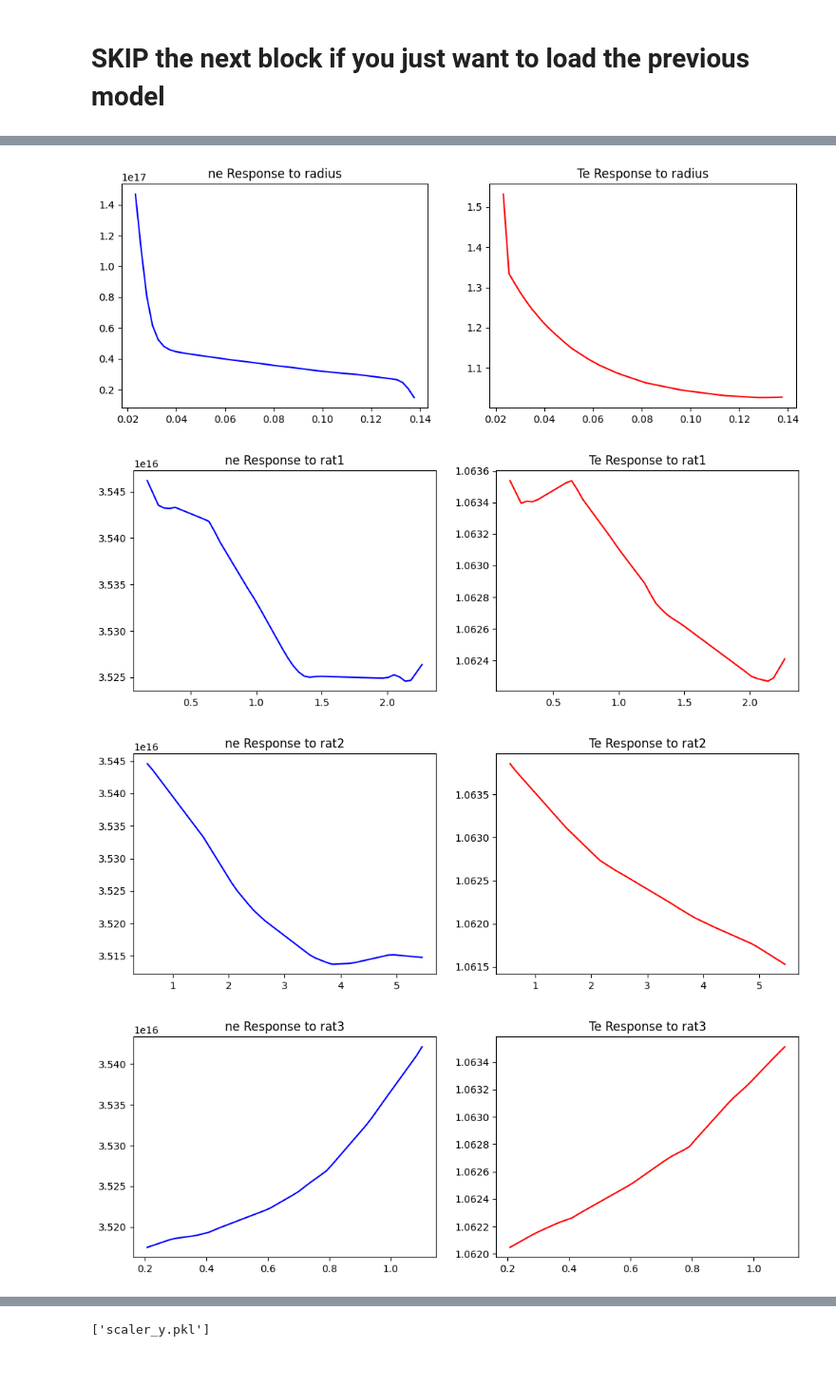
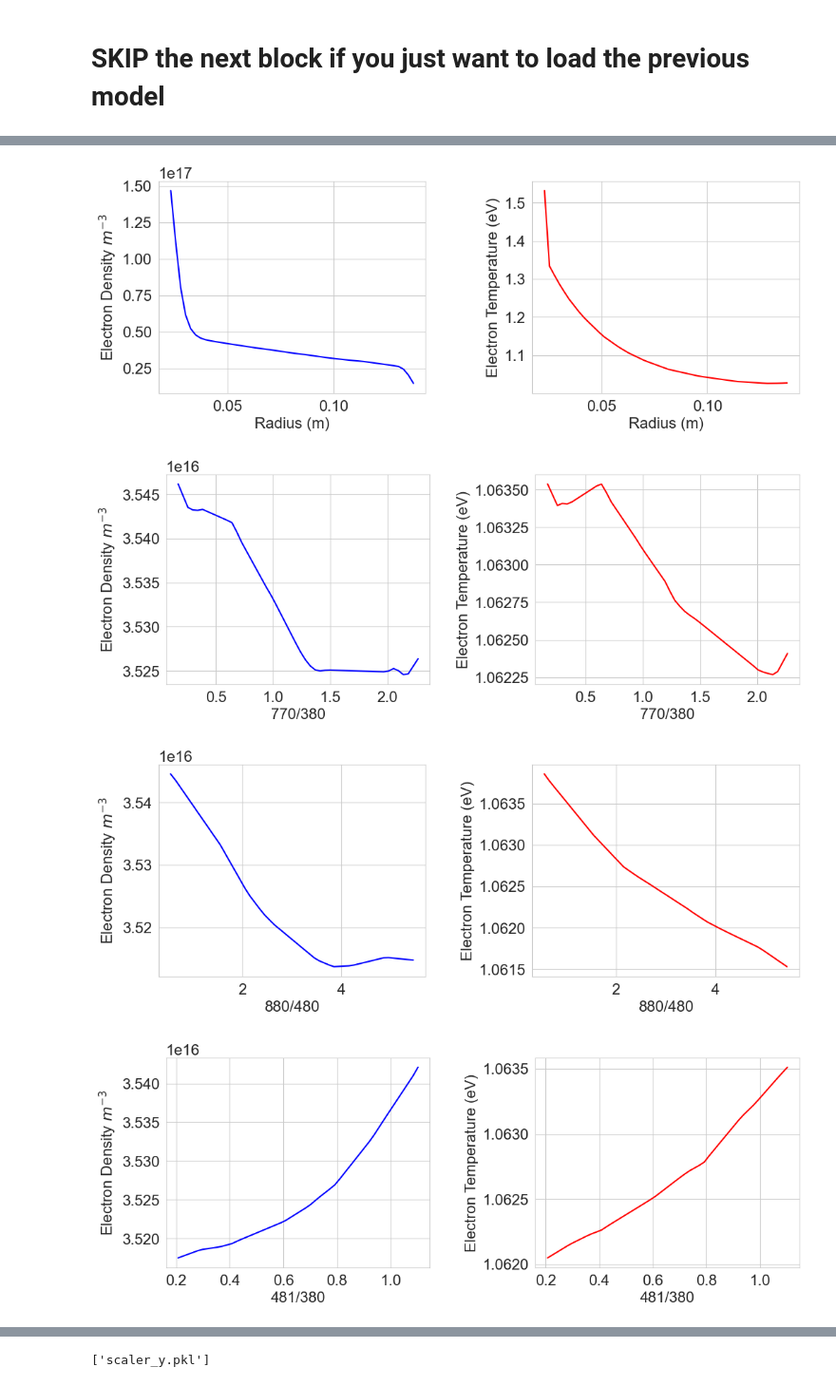
Before and after one commit to LinusRingstad/NPRE458, a Jupyter notebook: training_data/model_test.ipynb, the cells around one changed output, grey strips where cells are left out. Shown at 95% size. Drawn from its saved outputs; the diff is of its cells as text; code cells hidden in the pictures.

Commit message:
changed model

```diff
--- a/training_data/model_test.ipynb
+++ b/training_data/model_test.ipynb
@@ -174,14 +186,4 @@ def evaluate_plasma_model(df, features, targets, model_class):
     return mse_ne, mse_te, model, scaler_x, scaler_y
-# %%
-#load ratio model from previous training
-
-loaded_model = PlasmaMLP()
-
-loaded_model.load_state_dict(torch.load('plasma_model_ratonly.pth'))
-loaded_model.eval()
-
-loaded_scaler_x = joblib.load('scaler_x_ratonly.pkl')
-loaded_scaler_y = joblib.load('scaler_y_ratonly.pkl')
 # %%
 # --- Execution ---
 features = ['radius', 'power', 'voltage', 'current', 'pressure', 'rat1', 'rat2', 'rat3', 'rat4', 'rat5']
@@ -197,5 +200,21 @@ Temperature (te) MSE: 0.0201
+# %%
+#load ratio model from previous training
+
+trained_model = PlasmaMLP()
+
+trained_model.load_state_dict(torch.load('plasma_model_ratonly.pth'))
+trained_model.eval()
+
+scaler_x = joblib.load('scaler_x_ratonly.pkl')
+scaler_y = joblib.load('scaler_y_ratonly.pkl')
 # %%
 import matplotlib.pyplot as plt
+import seaborn as sns
+
+sns.set_style("whitegrid")
+
+
+feature_fancy = ['Radius (m)','770/380', '880/480', '481/380', '770/725', '950/630']
 
 def plot_response_curves(model, scaler_x, scaler_y, baseline_df, features):
     model.eval()
@@ -206,39 +225,40 @@ def plot_response_curves(model, scaler_x, scaler_y, baseline_df, features):
         f_min = baseline_df[feature].min()
         f_max = baseline_df[feature].max()
         sweep_values = [f_min + (f_max - f_min) * (step / steps) for step in range(steps)]
 
         # Prepare input (PyTorch List approach)
         input_list = [list(baseline_values) for _ in range(steps)]
         for idx in range(steps):
             input_list[idx][i] = sweep_values[idx]
 
         # Scale (using your scaler, we need to pass a numpy-like array but
         # since we are desperate, we can use the scaler's transform on the list directly)
         input_scaled = scaler_x.transform(input_list)
         input_tensor = torch.tensor(input_scaled, dtype=torch.float32)
 
         with torch.no_grad():
-            # REMOVED .numpy() - using .tolist() instead
             output_scaled = model(input_tensor).detach().cpu().tolist()
 
-        # Inverse transform (Scaler requires numpy, but since we proved numpy works,
-        # this line usually passes. If it fails, the scaler itself is the issue.)
+
         output_physical = scaler_y.inverse_transform(output_scaled)
 
         # Plotting using standard Python lists
         ne_pred = [row[0] for row in output_physical]
         te_pred = [row[1] for row in output_physical]
 
         fig, (ax1, ax2) = plt.subplots(1, 2, figsize=(12, 4))
         ax1.plot(sweep_values, ne_pred, color='blue')
-        ax1.set_title(f'ne Response to {feature}')
+        ax1.set_xlabel(feature_fancy[i])
+        ax1.set_ylabel('Electron Density $m^{-3}$')
         ax2.plot(sweep_values, te_pred, color='red')
-        ax2.set_title(f'Te Response to {feature}')
+        ax2.set_xlabel(feature_fancy[i])
+        ax2.set_ylabel('Electron Temperature (eV)')
+        plt.subplots_adjust(wspace=0.4)
         plt.show()
 
 plot_response_curves(trained_model, scaler_x, scaler_y, df_plasma, features)
 # %% [output]
-[figure, old version]
+[figure, new version]
-[figure, old version]
+[figure, new version]
-[figure, old version]
+[figure, new version]
-[figure, old version]
+[figure, new version]
```
Also changed, not shown: parts of 7 cells of this notebook.
